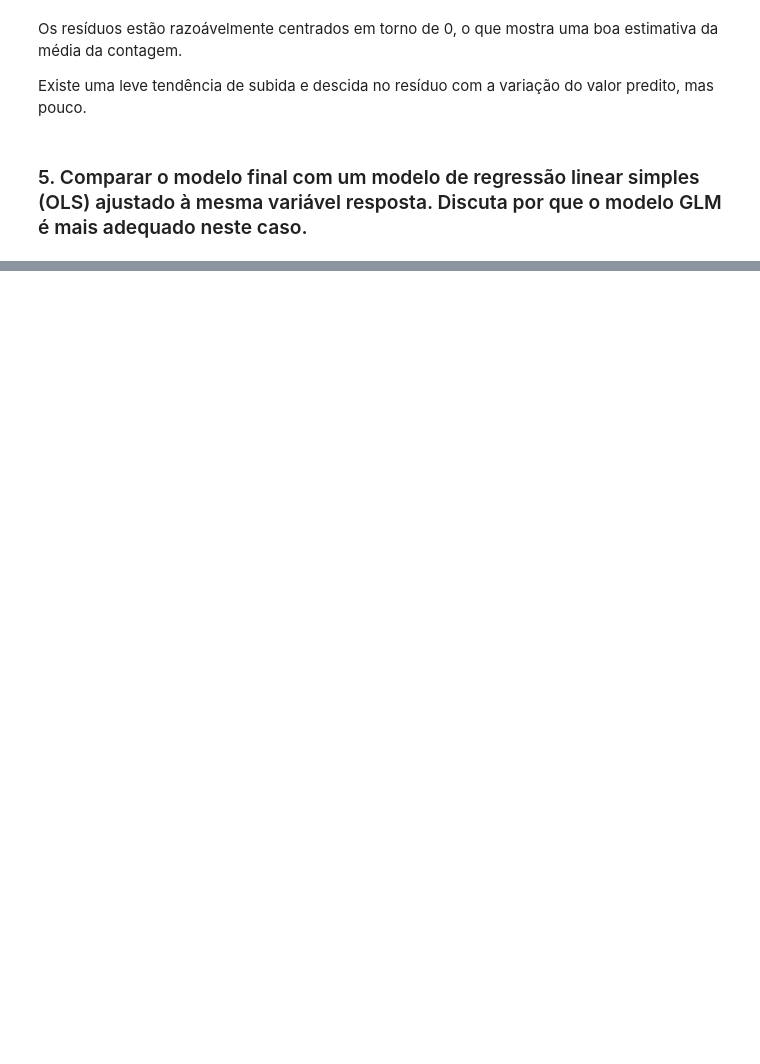
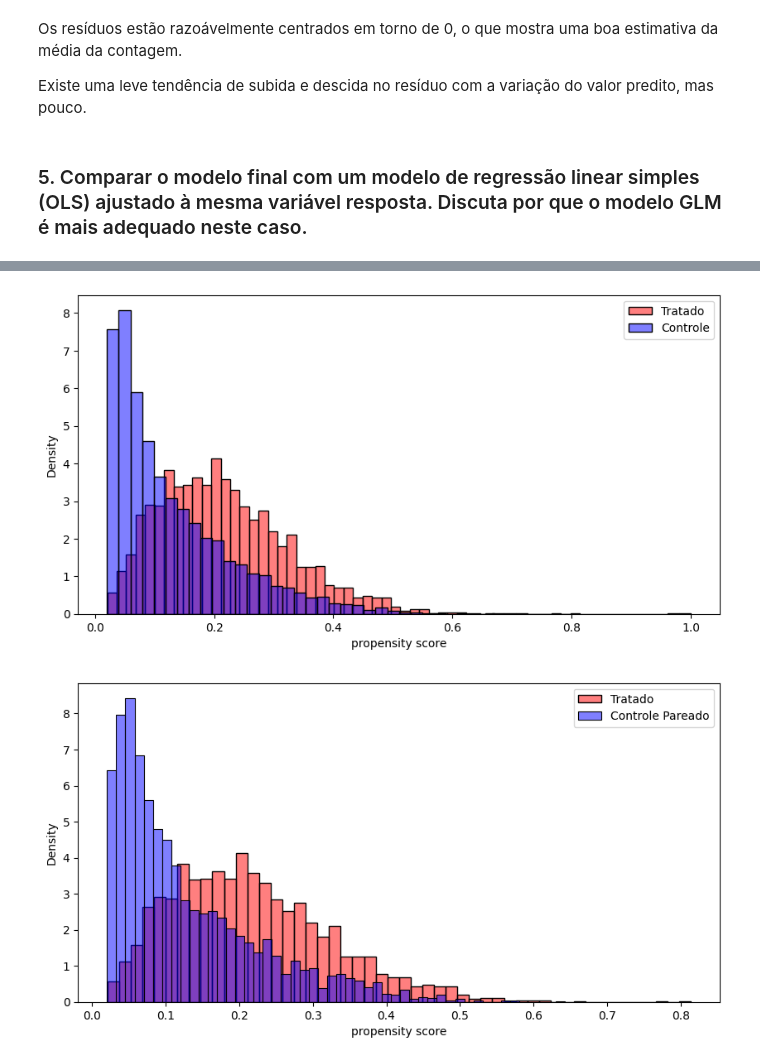
Before and after one commit to stepsbtw/Statistical-Inference, a Jupyter notebook: GCC1625_T4_CAIO_PASSOS_TORKST_FERREIRA.ipynb, the cells around one changed output, grey strips where cells are left out. Cells and saved outputs as stored; diff of their text form; code cells hidden in the pictures; blank space fills up the shorter version.

```diff
--- a/GCC1625_T4_CAIO_PASSOS_TORKST_FERREIRA.ipynb
+++ b/GCC1625_T4_CAIO_PASSOS_TORKST_FERREIRA.ipynb
@@ -433,0 +658,6 @@ Tarefas:
+# %%
+despesa_tratado = X_tratado['totexp'].values
+despesa_controle = X_controle_pareado["totexp"].values
+
+att = np.mean(despesa_tratado - despesa_controle)
+att
@@ -433,0 +666,17 @@ Tarefas:
+# %%
+# intervalo boostrap
+n = 1000
+diffs = []
+
+# distribuicao
+n = len(despesa_tratado)
+for _ in range(n):
+    idxs = np.random.choice(n, n, replace=True)
+    diff_boot = np.mean(despesa_tratado[idxs] - despesa_controle[idxs])
+    diffs.append(diff_boot)
+
+# Intervalo de confiança 95%
+lower = np.percentile(diffs, 2.5)
+upper = np.percentile(diffs, 97.5)
+
+print(f"({lower:.3f}, {upper:.3f})")
@@ -433,0 +707,17 @@ Tarefas:
+# %%
+plt.figure(figsize=(10, 5))
+sns.histplot(prop_score[y == 1], color='red', label='Tratado', bins=50, stat='density', alpha=0.5)
+sns.histplot(prop_score[y == 0], color='blue', label='Controle', bins=50, stat='density', alpha=0.5)
+plt.xlabel('propensity score')
+plt.legend()
+plt.show()
+
+plt.figure(figsize=(10, 5))
+sns.histplot(prop_score[y == 1], color='red', label='Tratado', bins=50, stat='density', alpha=0.5)
+sns.histplot(prop_score_controle.iloc[idxs], color='blue', label='Controle Pareado', bins=50, stat='density', alpha=0.5)
+plt.xlabel('propensity score')
+plt.legend()
+plt.show()
+# %% [output]
+[figure, added]
+[figure, added]
```
Also changed, not shown: parts of 71 cells of this notebook.
